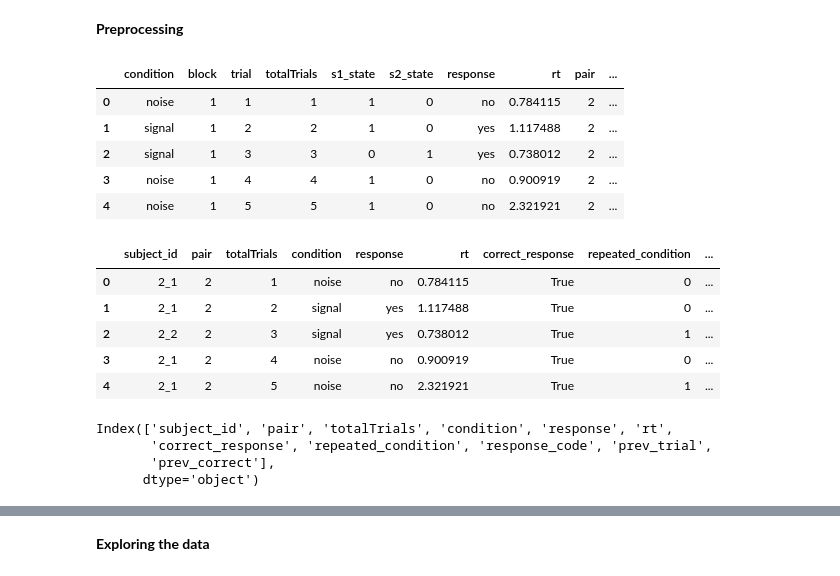
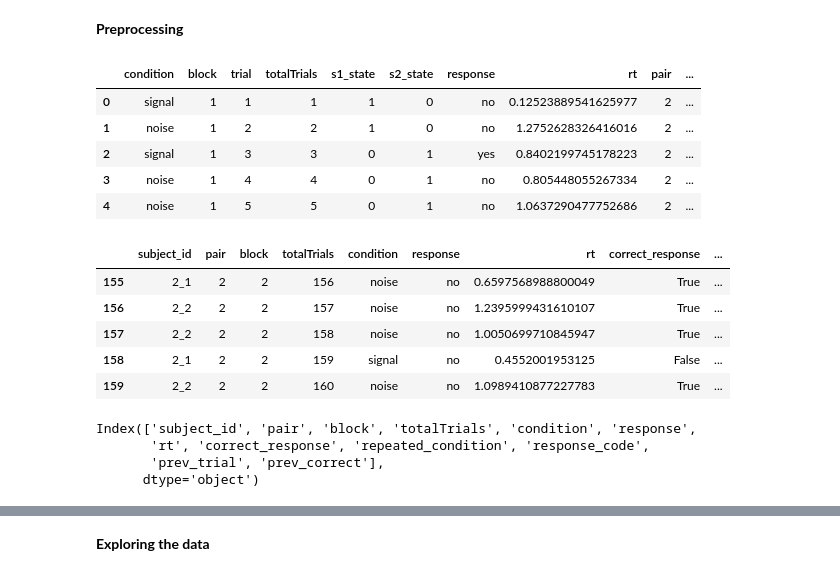
Before and after one commit to 104H/dyadicdecisionmaking, a Jupyter notebook: dataanalysis/preprocessing.ipynb, the cells around one changed output, grey strips where cells are left out. Drawn from its saved outputs; the diff is of its cells as text; code cells hidden in the pictures.

```diff
--- a/dataanalysis/preprocessing.ipynb
+++ b/dataanalysis/preprocessing.ipynb
@@ -13,13 +11,13 @@ sns.set_palette("Set2", desat=0.5)
 Fetch data from git
 """
 
-datasrc = 'https://raw.githubusercontent.com/104H/dyadicdecisionmaking/main/experiment_files/data/DDM_pair2_2021_May_27_1821.csv'
+datasrc = 'https://raw.githubusercontent.com/104H/dyadicdecisionmaking/gaussian-annulus/experiment_files/data/DDM_pair2_2021_Jun_19_1758.csv'
 samples_df = pd.read_csv(datasrc)
 
 """
 Key params
 """
-block_repeat = 2
+block_repeat = 1
 trials_per_block = 80
 # %% [markdown]
 **Preprocessing**
@@ -69,71 +67,68 @@ samples_df['repeated_condition'] = repeatc
 samples_df.head()
 # %% [output]
 |  | condition | block | trial | totalTrials | s1_state | s2_state | response | rt | pair | ... |
-| 0 | noise | 1 | 1 | 1 | 1 | 0 | no | 0.784115 | 2 | ... |
-| 1 | signal | 1 | 2 | 2 | 1 | 0 | yes | 1.117488 | 2 | ... |
-| 2 | signal | 1 | 3 | 3 | 0 | 1 | yes | 0.738012 | 2 | ... |
-| 3 | noise | 1 | 4 | 4 | 1 | 0 | no | 0.900919 | 2 | ... |
-| 4 | noise | 1 | 5 | 5 | 1 | 0 | no | 2.321921 | 2 | ... |
+| 0 | signal | 1 | 1 | 1 | 1 | 0 | no | 0.12523889541625977 | 2 | ... |
+| 1 | noise | 1 | 2 | 2 | 1 | 0 | no | 1.2752628326416016 | 2 | ... |
+| 2 | signal | 1 | 3 | 3 | 0 | 1 | yes | 0.8402199745178223 | 2 | ... |
+| 3 | noise | 1 | 4 | 4 | 0 | 1 | no | 0.805448055267334 | 2 | ... |
+| 4 | noise | 1 | 5 | 5 | 0 | 1 | no | 1.0637290477752686 | 2 | ... |
 # %%
 """
 Segregate and arrange data on a per subject basis since analysis is done per subject.
 Output: every row is a trial data for the 'DO' subject. the dyad is by default in 'OBSERVE' state
 every subject is given a subject id : pair-id_1 or pair-id_2
 """
-temp = samples_df.melt(id_vars=['pair','totalTrials','condition','rt','response','correct_response','repeated_condition'],value_vars=['s1_state'])
+temp = samples_df.copy()
 temp['subject_id'] = temp['pair'].apply(str)
-temp.loc[temp['value']==1,'subject_id'] = temp.loc[temp['value']==1,'subject_id'] + '_1'
-temp.loc[temp['value']==0,'subject_id'] = temp.loc[temp['value']==0,'subject_id'] + '_2'
+temp.loc[temp['s1_state']==1,'subject_id'] = temp.loc[temp['s1_state']==1,'subject_id'] + '_1'
+temp.loc[temp['s1_state']==0,'subject_id'] = temp.loc[temp['s1_state']==0,'subject_id'] + '_2'
 
 """
 Encode whether the trial previous to current one was 'DO' by own or by the partner.
 After block_repeats num. of blocks subjects take break, so for every
 t + block_repeat*trials_per_block*d th trial (t0 = 1, d = 0,1,...)
 doesnt make sense to have the previous trial encoding.
 """
-temp['prev_trial'] = temp['value']
-temp['prev_trial'] = temp['prev_trial'].diff(periods=1)
-temp['prev_trial'] = temp['prev_trial'].map({0:'own'}).fillna('partner')
-temp.loc[((temp['totalTrials'] - 1) % (block_repeat*trials_per_block))==0,'prev_trial'] = np.NaN
+temp['prev_trial'] = temp['subject_id'] == temp['subject_id'].shift()
+temp['prev_trial'] = temp['prev_trial'].map({True:'own',False:'partner'})
+temp.loc[(temp['totalTrials']% (block_repeat*trials_per_block))==1,'prev_trial'] = np.NaN
 
 """
 Create a column which tells if previous response was correct or error
 After block_repeats num. of blocks subjects take break, so for every
 t + block_repeat*trials_per_block*d th trial (t0 = 1, d = 0,1,...) set to NaN
 """
 temp['prev_correct'] = temp['correct_response'].shift(periods=1)
-temp.loc[((temp['totalTrials'] - 1) % (block_repeat*trials_per_block))==0,'prev_correct'] = np.NaN
+temp.loc[(temp['totalTrials']% (block_repeat*trials_per_block))==1,'prev_correct'] = np.NaN
 
 """
 Encode responses as 'repeat' or 'alternate'.
 'repeat' if response is same as immediate previous response, otherwise 'alternate'.
 After block_repeats num. of blocks subjects take break, so every
 t + block_repeat*trials_per_block*d th trial (t0 = 1, d = 0,1,...)
 for a given pair is neither repeat nor alternate.
 """
 temp['response_code'] = temp['response'] == temp['response'].shift(periods=1)
-temp['response_code'] = temp['response_code'].map({True:'repeat'}).fillna('alternate')
-temp.loc[((temp['totalTrials'] - 1) % (block_repeat*trials_per_block))==0,'response_code'] = np.NaN
+temp['response_code'] = temp['response_code'].map({True:'repeat',False:'alternate'})
+temp.loc[(temp['totalTrials']% (block_repeat*trials_per_block))==1,'response_code'] = np.NaN
 
 """
 Create dump of all experiment data, every line is a DO trial
 """
-experiment_data = temp.drop(['variable','value'],axis=1)
-experiment_data = experiment_data[['subject_id','pair','totalTrials','condition','response','rt',
-                                   'correct_response','repeated_condition','response_code','prev_trial','prev_correct']]
-del temp
+experiment_data = temp[['subject_id','pair','block','totalTrials','condition','response','rt',
+                        'correct_response','repeated_condition','response_code','prev_trial','prev_correct']]
 
-display(experiment_data.head())
+display(experiment_data.tail())
 print(experiment_data.columns)
 subjects = experiment_data['subject_id'].unique() #store the subject ids for later use
 # %% [output]
-|  | subject_id | pair | totalTrials | condition | response | rt | correct_response | repeated_condition | ... |
-| 0 | 2_1 | 2 | 1 | noise | no | 0.784115 | True | 0 | ... |
-| 1 | 2_1 | 2 | 2 | signal | yes | 1.117488 | True | 0 | ... |
-| 2 | 2_2 | 2 | 3 | signal | yes | 0.738012 | True | 1 | ... |
-| 3 | 2_1 | 2 | 4 | noise | no | 0.900919 | True | 0 | ... |
-| 4 | 2_1 | 2 | 5 | noise | no | 2.321921 | True | 1 | ... |
+|  | subject_id | pair | block | totalTrials | condition | response | rt | correct_response | ... |
+| 155 | 2_1 | 2 | 2 | 156 | noise | no | 0.6597568988800049 | True | ... |
+| 156 | 2_2 | 2 | 2 | 157 | noise | no | 1.2395999431610107 | True | ... |
+| 157 | 2_2 | 2 | 2 | 158 | noise | no | 1.0050699710845947 | True | ... |
+| 158 | 2_1 | 2 | 2 | 159 | signal | no | 0.4552001953125 | False | ... |
+| 159 | 2_2 | 2 | 2 | 160 | noise | no | 1.0989410877227783 | True | ... |
-Index(['subject_id', 'pair', 'totalTrials', 'condition', 'response', 'rt',
-       'correct_response', 'repeated_condition', 'response_code', 'prev_trial',
-       'prev_correct'],
+Index(['subject_id', 'pair', 'block', 'totalTrials', 'condition', 'response',
+       'rt', 'correct_response', 'repeated_condition', 'response_code',
+       'prev_trial', 'prev_correct'],
       dtype='object')
```
Also changed, not shown: parts of 11 cells of this notebook.
